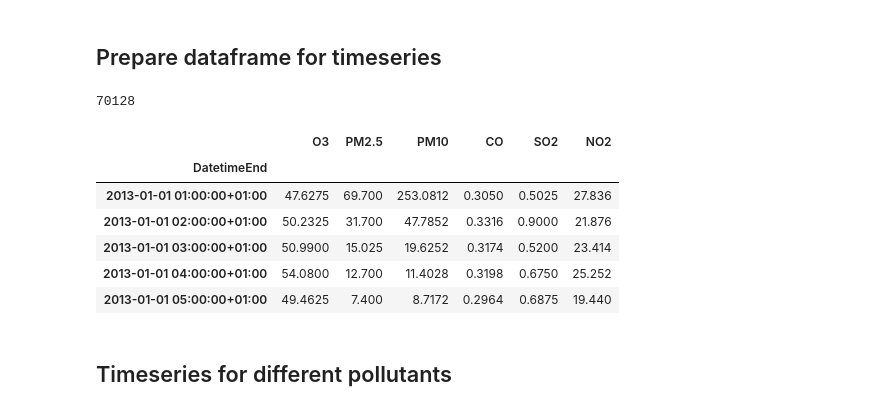
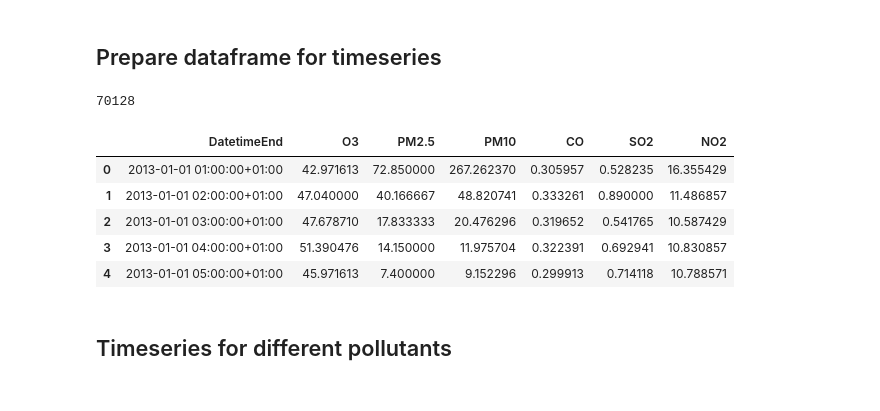
Before and after one commit to AlexandraNasonova/air_pollution_predict, a Jupyter notebook: airpollpredictor/eda/aqeda.ipynb, the cells around one changed output. Cells and saved outputs as stored; diff of their text form; code cells hidden in the pictures.

```diff
--- a/airpollpredictor/eda/aqeda.ipynb
+++ b/airpollpredictor/eda/aqeda.ipynb
@@ -9,6 +9,10 @@ import matplotlib.pyplot as plt
 import seaborn as sns
 import math
 %matplotlib inline
+
+#pd.set_option('display.max_rows', 500)
+pd.set_option('display.max_columns', 500)
+pd.set_option('display.width', 1000)
 # %% [markdown]
 ## Constants
 # %%
@@ -160,13 +164,13 @@ PLOTS_IN_LINE = 3
 for i in range(len(POLLUTANTS_CODES)):
     print(f'--------------------------------------------POLLUTANT {POLLUTANTS_CODES_NAMES[POLLUTANTS_CODES[i]]}--------------------------------------------')
     print()
-    print(df_list[0]['Concentration'].describe())
-    stations = df_list[0]['AirQualityStation'].unique()
+    print(df_list[i]['Concentration'].describe())
+    stations = df_list[i]['AirQualityStation'].unique()
     print(stations)
-    df_list[0].reset_index(inplace=True, drop=True)
-    stations_count = df_list[0]['AirQualityStation'].nunique() + 1
+    df_list[i].reset_index(inplace=True, drop=True)
+    stations_count = df_list[i]['AirQualityStation'].nunique() + 1
     plots_lines_count = math.ceil(stations_count/PLOTS_IN_LINE)
-    df_list[0].plot.hist(column=["Concentration"], by="AirQualityStation", figsize=(21, 3*plots_lines_count), bins=40, subplots=True, layout=(plots_lines_count, PLOTS_IN_LINE))
+    df_list[i].plot.hist(column=["Concentration"], by="AirQualityStation", figsize=(21, 3*plots_lines_count), bins=40, subplots=True, layout=(plots_lines_count, PLOTS_IN_LINE))
     plt.subplots_adjust(hspace=0.7)
     plt.show()
 # %% [output]
@@ -253,21 +257,20 @@ Name: Concentration, dtype: float64
 # %%
 df_mean_list = list()
 for i in range(len(POLLUTANTS_CODES)):
-    df_mean_list.append(df_list[i].groupby('DatetimeEnd')['Concentration'].mean().to_frame())
-    df_mean_list[i] = df_mean_list[i].rename(columns={'Concentration': POLLUTANTS_CODES_NAMES[POLLUTANTS_CODES[i]]})
+    df_mean_list.append(df_list[i].groupby('DatetimeEnd', as_index=False)['Concentration'].mean())
+    df_mean_list[i].rename(columns={'Concentration': POLLUTANTS_CODES_NAMES[POLLUTANTS_CODES[i]]}, inplace=True)
 
 df_ts = reduce(lambda df1, df2: df1.merge(df2, how='outer', left_on=['DatetimeEnd'], right_on=['DatetimeEnd']), df_mean_list)
 print(df_ts.shape[0])
 df_ts.head()
 # %% [output]
 70128
-|  | O3 | PM2.5 | PM10 | CO | SO2 | NO2 |
-| DatetimeEnd |  |  |  |  |  |  |
-| 2013-01-01 01:00:00+01:00 | 47.6275 | 69.700 | 253.0812 | 0.3050 | 0.5025 | 27.836 |
-| 2013-01-01 02:00:00+01:00 | 50.2325 | 31.700 | 47.7852 | 0.3316 | 0.9000 | 21.876 |
-| 2013-01-01 03:00:00+01:00 | 50.9900 | 15.025 | 19.6252 | 0.3174 | 0.5200 | 23.414 |
-| 2013-01-01 04:00:00+01:00 | 54.0800 | 12.700 | 11.4028 | 0.3198 | 0.6750 | 25.252 |
-| 2013-01-01 05:00:00+01:00 | 49.4625 | 7.400 | 8.7172 | 0.2964 | 0.6875 | 19.440 |
+|  | DatetimeEnd | O3 | PM2.5 | PM10 | CO | SO2 | NO2 |
+| 0 | 2013-01-01 01:00:00+01:00 | 42.971613 | 72.850000 | 267.262370 | 0.305957 | 0.528235 | 16.355429 |
+| 1 | 2013-01-01 02:00:00+01:00 | 47.040000 | 40.166667 | 48.820741 | 0.333261 | 0.890000 | 11.486857 |
+| 2 | 2013-01-01 03:00:00+01:00 | 47.678710 | 17.833333 | 20.476296 | 0.319652 | 0.541765 | 10.587429 |
+| 3 | 2013-01-01 04:00:00+01:00 | 51.390476 | 14.150000 | 11.975704 | 0.322391 | 0.692941 | 10.830857 |
+| 4 | 2013-01-01 05:00:00+01:00 | 45.971613 | 7.400000 | 9.152296 | 0.299913 | 0.714118 | 10.788571 |
 # %% [markdown]
 ## Timeseries for different pollutants
 # %%
```
Also changed, not shown: parts of 13 cells of this notebook.
